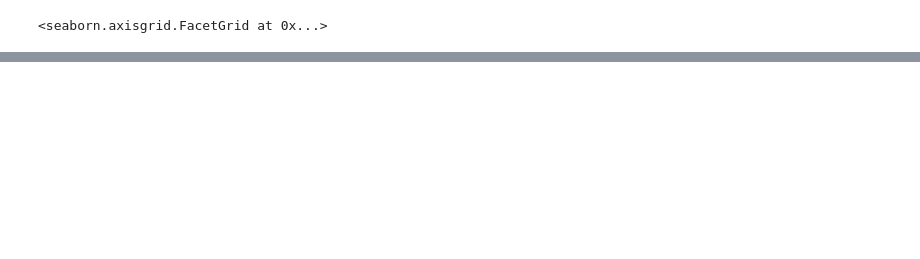
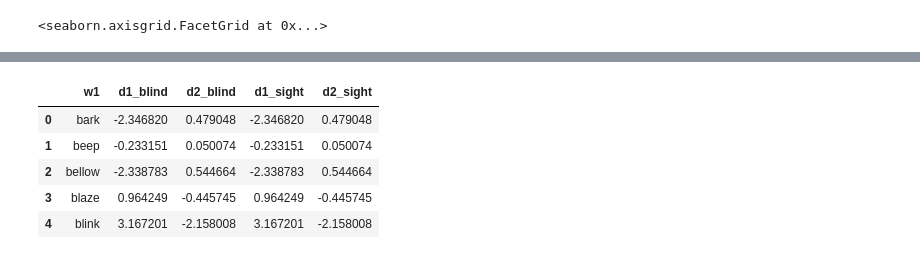
Before and after one commit to seantrott/abstract_concrete, a Jupyter notebook: exploring_embeddings_by_modality.ipynb, the cells around one changed output, grey strips where cells are left out. Cells and saved outputs as stored; diff of their text form; code cells hidden in the pictures; blank space fills up the shorter version.

```diff
--- a/exploring_embeddings_by_modality.ipynb
+++ b/exploring_embeddings_by_modality.ipynb
@@ -291,0 +320,17 @@ sns.lmplot(x="blind_avg", y="sighted_avg", data=df_merged,
+# %%
+import numpy as np
+df_centroids = df_merged.groupby('w1').agg({
+    'd1_blind': np.mean,
+    'd2_blind': np.mean,
+    'd1_sight': np.mean,
+    'd2_sight': np.mean
+}).reset_index()
+# %%
+df_centroids.head(5)
+# %% [output]
+|  | w1 | d1_blind | d2_blind | d1_sight | d2_sight |
+| 0 | bark | -2.346820 | 0.479048 | -2.346820 | 0.479048 |
+| 1 | beep | -0.233151 | 0.050074 | -0.233151 | 0.050074 |
+| 2 | bellow | -2.338783 | 0.544664 | -2.338783 | 0.544664 |
+| 3 | blaze | 0.964249 | -0.445745 | 0.964249 | -0.445745 |
+| 4 | blink | 3.167201 | -2.158008 | 3.167201 | -2.158008 |
```
Also changed, not shown: parts of 15 cells of this notebook.
